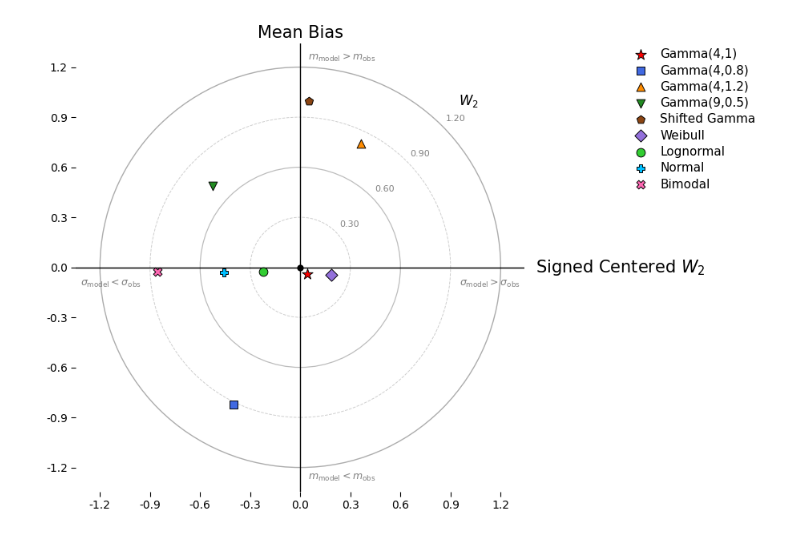
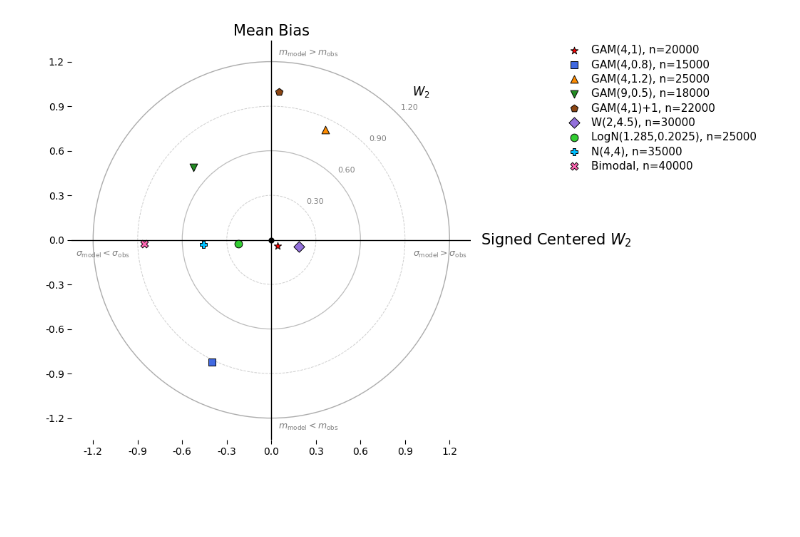
Before and after one commit to tiantiy/Wasserstein-Target-Diagram, a Jupyter notebook: Simulation_Unequal_Length_Wasserstein_Target_Diagram.ipynb, the cells around one changed output. Cells and saved outputs as stored; diff of their text form; code cells hidden in the pictures; blank space fills up the shorter version.

```diff
--- a/Simulation_Unequal_Length_Wasserstein_Target_Diagram.ipynb
+++ b/Simulation_Unequal_Length_Wasserstein_Target_Diagram.ipynb
@@ -285,27 +295,27 @@ ax.text((rmax * 1.12) * np.cos(theta),
 
 # Highlight the correctly specified model in red
 model_colors = {
-    "Gamma(4,1)": "red",
-    "Gamma(4,0.8)": "royalblue",
-    "Gamma(4,1.2)": "darkorange",
-    "Gamma(9,0.5)": "forestgreen",
-    "Shifted Gamma": "saddlebrown",
-    "Weibull": "mediumpurple",
-    "Lognormal": "limegreen",
-    "Normal": "deepskyblue",
-    "Bimodal": "hotpink"
+    "GAM(4,1), n=20000": "red",
+    "GAM(4,0.8), n=15000": "royalblue",
+    "GAM(4,1.2), n=25000": "darkorange",
+    "GAM(9,0.5), n=18000": "forestgreen",
+    "GAM(4,1)+1, n=22000": "saddlebrown",
+    "W(2,4.5), n=30000": "mediumpurple",
+    "LogN(1.285,0.2025), n=25000": "limegreen",
+    "N(4,4), n=35000": "deepskyblue",
+    "Bimodal, n=40000": "hotpink"
 }
 
 model_markers = {
-    "Gamma(4,1)": "*",
-    "Gamma(4,0.8)": "s",
-    "Gamma(4,1.2)": "^",
-    "Gamma(9,0.5)": "v",
-    "Shifted Gamma": "p",
-    "Weibull": "D",
-    "Lognormal": "o",
-    "Normal": "P",
-    "Bimodal": "X"
+    "GAM(4,1), n=20000": "*",
+    "GAM(4,0.8), n=15000": "s",
+    "GAM(4,1.2), n=25000": "^",
+    "GAM(9,0.5), n=18000": "v",
+    "GAM(4,1)+1, n=22000": "p",
+    "W(2,4.5), n=30000": "D",
+    "LogN(1.285,0.2025), n=25000": "o",
+    "N(4,4), n=35000": "P",
+    "Bimodal, n=40000": "X"
 }
 
 
@@ -517,31 +527,31 @@ else:
 ax.xaxis.set_major_formatter(FormatStrFormatter(tick_format))
 ax.yaxis.set_major_formatter(FormatStrFormatter(tick_format))
 
 ax.tick_params(direction="out", labelsize=10, length=4)
 
 
 # ------------------------------------------------------------
 # Layout
 # ------------------------------------------------------------
 
 plt.subplots_adjust(
     left=0.08,
     right=0.78,
     bottom=0.08,
     top=0.97
 )
 
 
 # ------------------------------------------------------------
 # Save figure
 # ------------------------------------------------------------
 
 plt.savefig(
     "/content/sample_data/Simulation_Unequal_Length_Wasserstein_Target_Diagram.pdf",
     dpi=300,
     bbox_inches="tight"
 )
 
 plt.show()
 # %% [output]
-[figure, old version]
+[figure, new version]
```
Also changed, not shown: parts of 1 cell of this notebook.
